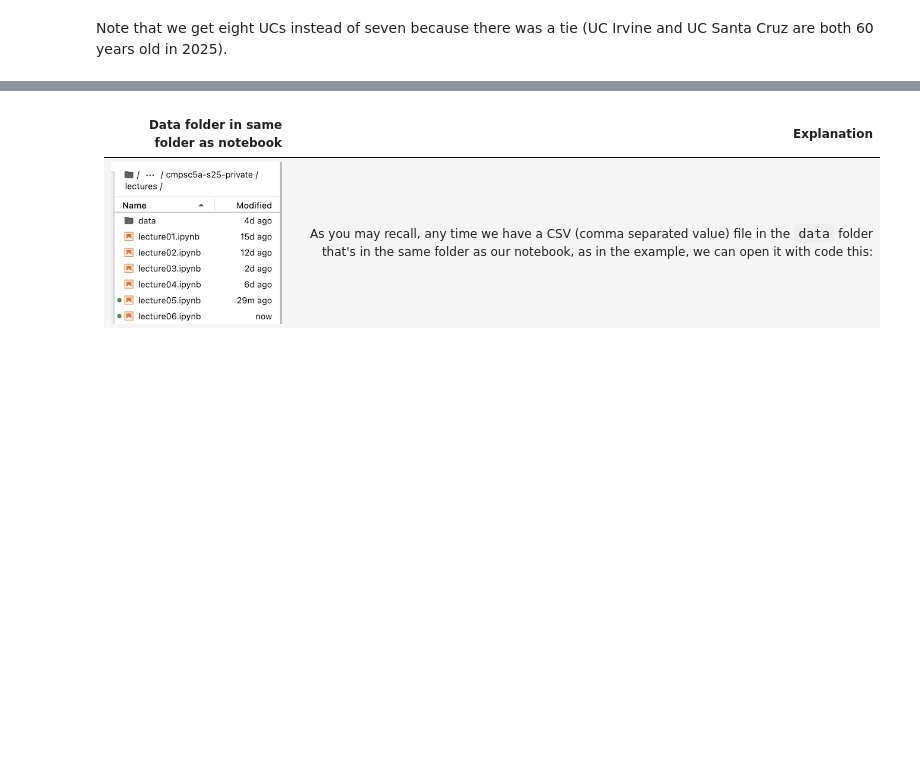
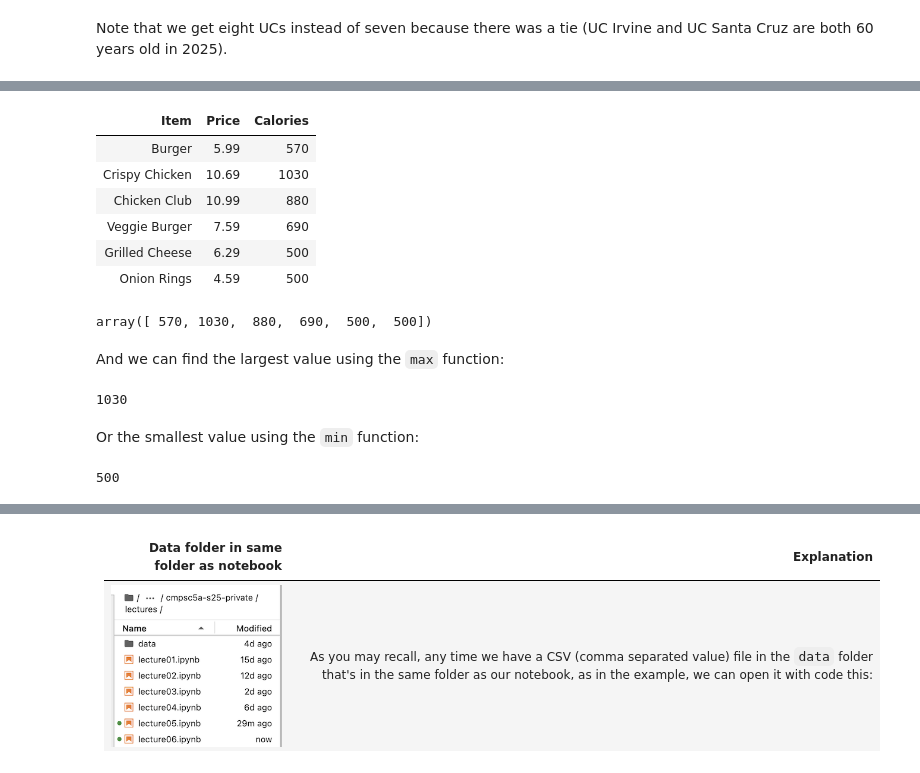
Before and after one commit to ucsb-ds/cmpsc5a-f25-students, a Jupyter notebook: lectures/lecture07.ipynb, the cells around one changed output, grey strips where cells are left out. Drawn from its saved outputs; the diff is of its cells as text; code cells hidden in the pictures; blank space fills up the shorter version.

```diff
--- a/lectures/lecture07.ipynb
+++ b/lectures/lecture07.ipynb
@@ -165,0 +202,21 @@ Note that we get eight UCs instead of seven because there was a tie (UC Irvine a
+# %%
+habitMenuCSV = """
+Item,Price,Calories
+Burger, 5.99, 570
+Crispy Chicken, 10.69, 1030
+Chicken Club, 10.99, 880
+Veggie Burger, 7.59, 690
+Grilled Cheese, 6.29, 500
+Onion Rings, 4.59, 500
+"""
+from io import StringIO
+menu = Table.read_table(StringIO(habitMenuCSV))
+menu
+# %% [output]
+| Item | Price | Calories |
+| Burger | 5.99 | 570 |
+| Crispy Chicken | 10.69 | 1030 |
+| Chicken Club | 10.99 | 880 |
+| Veggie Burger | 7.59 | 690 |
+| Grilled Cheese | 6.29 | 500 |
+| Onion Rings | 4.59 | 500 |
@@ -165,0 +225,16 @@ Note that we get eight UCs instead of seven because there was a tie (UC Irvine a
+# %%
+menu.column("Calories")
+# %% [output]
+array([ 570, 1030,  880,  690,  500,  500])
+# %% [markdown]
+And we can find the largest value using the `max` function:
+# %%
+max(menu.column("Calories"))
+# %% [output]
+1030
+# %% [markdown]
+Or the smallest value using the `min` function:
+# %%
+min(menu.column("Calories"))
+# %% [output]
+500
```
Also changed, not shown: parts of 26 cells of this notebook.
